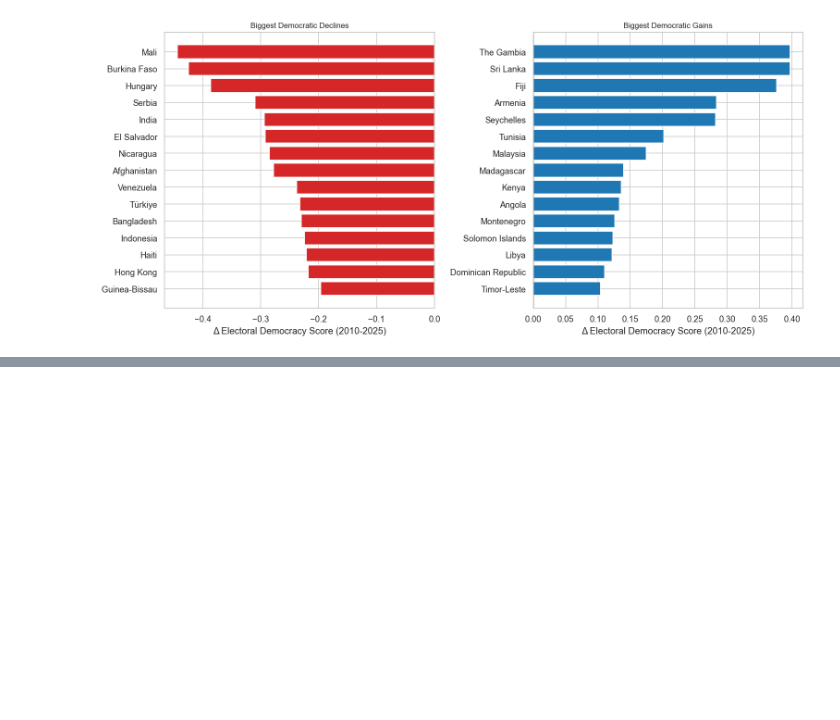
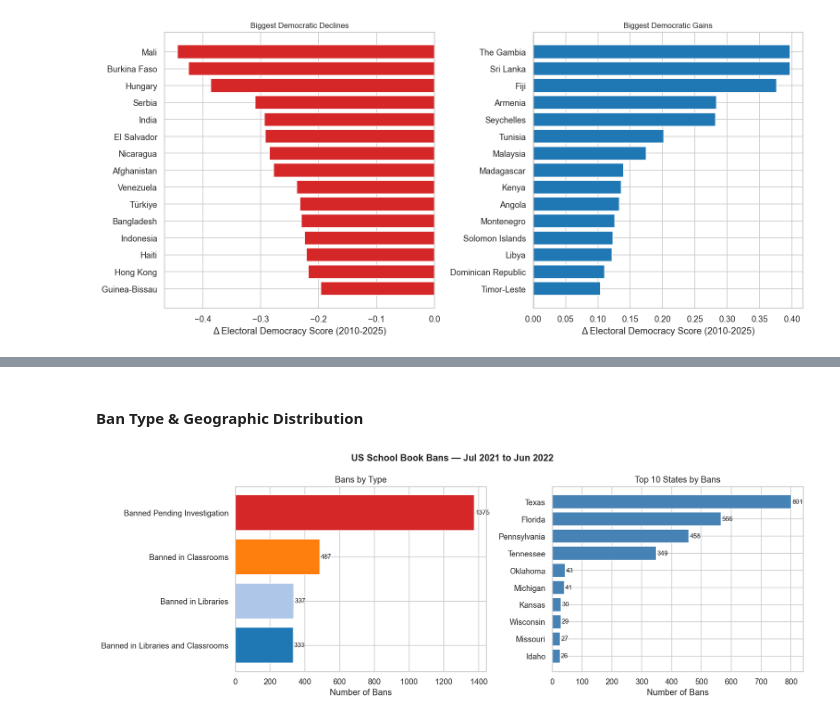
Before and after one commit to angelB612/ignorance-is-strength, a Jupyter notebook: explore.ipynb, the cells around one changed output, grey strips where cells are left out. Drawn from its saved outputs; the diff is of its cells as text; code cells hidden in the pictures; blank space fills up the shorter version.

Commit message:
EDA for Banned Books, Presidential Vote Shares, and DoE Quarterly Spending

```diff
--- a/explore.ipynb
+++ b/explore.ipynb
@@ -616,0 +515,14 @@ plt.show()
+# %%
+df_books = pd.read_csv("data/banned-book-list.csv")
+
+# parse dates — format is "Mon-YY"
+df_books["date"] = pd.to_datetime(df_books["Date of Challenge/Removal"], format="%b-%y")
+
+print(f"Shape: {df_books.shape}")
+print(f"Period: {df_books['date'].min().strftime('%b %Y')} – {df_books['date'].max().strftime('%b %Y')}")
+print(f"Unique titles: {df_books['Title'].nunique()}")
+print(f"States affected: {df_books['State'].nunique()}")
+print(f"Districts affected: {df_books['District'].nunique()}")
+print()
+print("Origin of challenge:")
+print(df_books["Origin of Challenge"].value_counts().to_string())
@@ -616,0 +546,40 @@ plt.show()
+# %% [markdown]
+#### Ban Type & Geographic Distribution
+# %%
+ban_colors = {
+    "Banned Pending Investigation": "#d62728",
+    "Banned in Classrooms": "#ff7f0e",
+    "Banned in Libraries": "#aec7e8",
+    "Banned in Libraries and Classrooms": "#1f77b4",
+}
+
+fig, axes = plt.subplots(1, 2, figsize=(14, 5))
+
+# ban type breakdown
+ban_counts = df_books["Type of Ban"].value_counts()
+axes[0].barh(
+    ban_counts.index,
+    ban_counts.values,
+    color=[ban_colors[b] for b in ban_counts.index]
+)
+axes[0].set_xlabel("Number of Bans")
+axes[0].set_title("Bans by Type")
+axes[0].invert_yaxis()
+for i, v in enumerate(ban_counts.values):
+    axes[0].text(v + 5, i, str(v), va="center", fontsize=9)
+
+# top 10 states
+state_counts = df_books["State"].value_counts().head(10)
+axes[1].barh(state_counts.index, state_counts.values, color="steelblue")
+axes[1].set_xlabel("Number of Bans")
+axes[1].set_title("Top 10 States by Bans")
+axes[1].invert_yaxis()
+for i, v in enumerate(state_counts.values):
+    axes[1].text(v + 3, i, str(v), va="center", fontsize=9)
+
+plt.suptitle("US School Book Bans — Jul 2021 to Jun 2022", fontsize=13, fontweight="bold")
+plt.tight_layout()
+plt.savefig("banned_books_type_state.png", dpi=150, bbox_inches="tight")
+plt.show()
+# %% [output]
+[figure, added]
```
Also changed, not shown: parts of 30 cells of this notebook.
